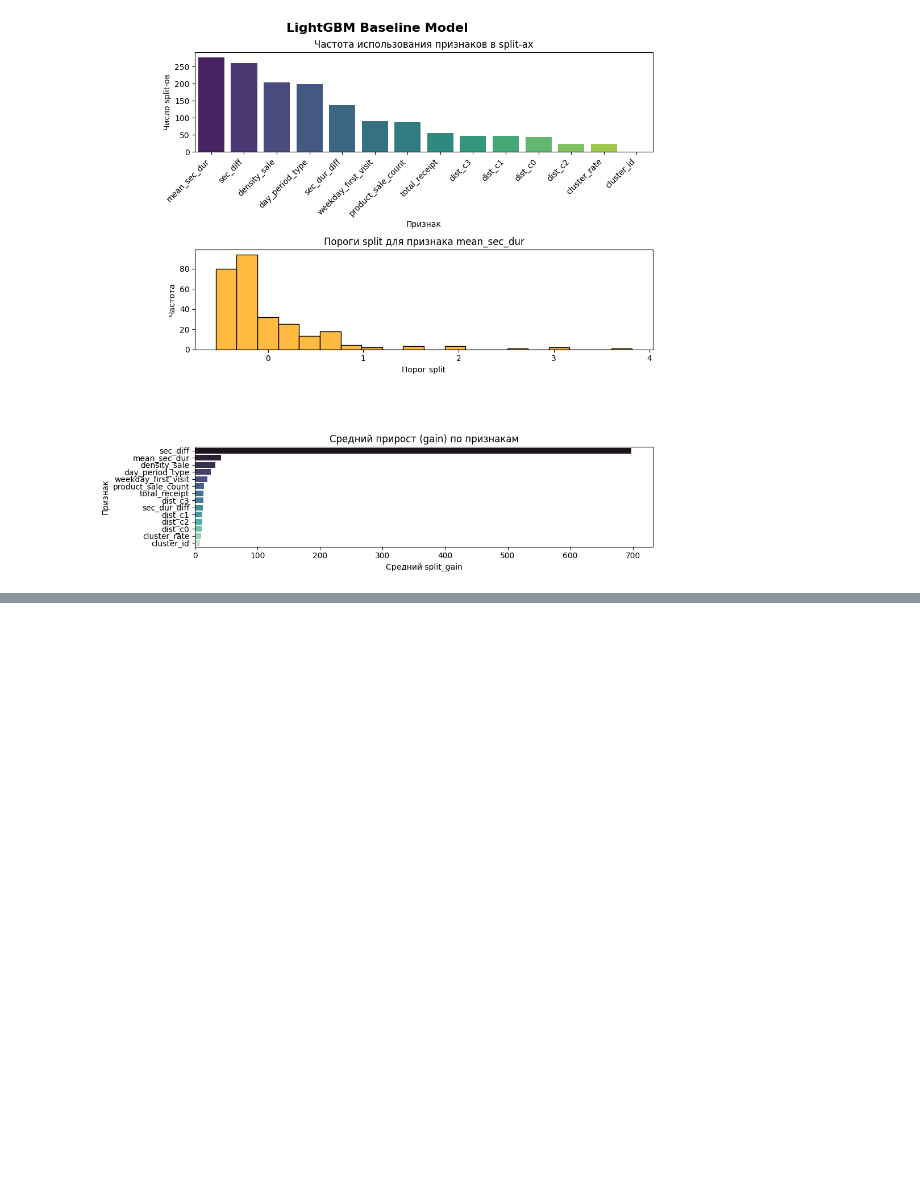
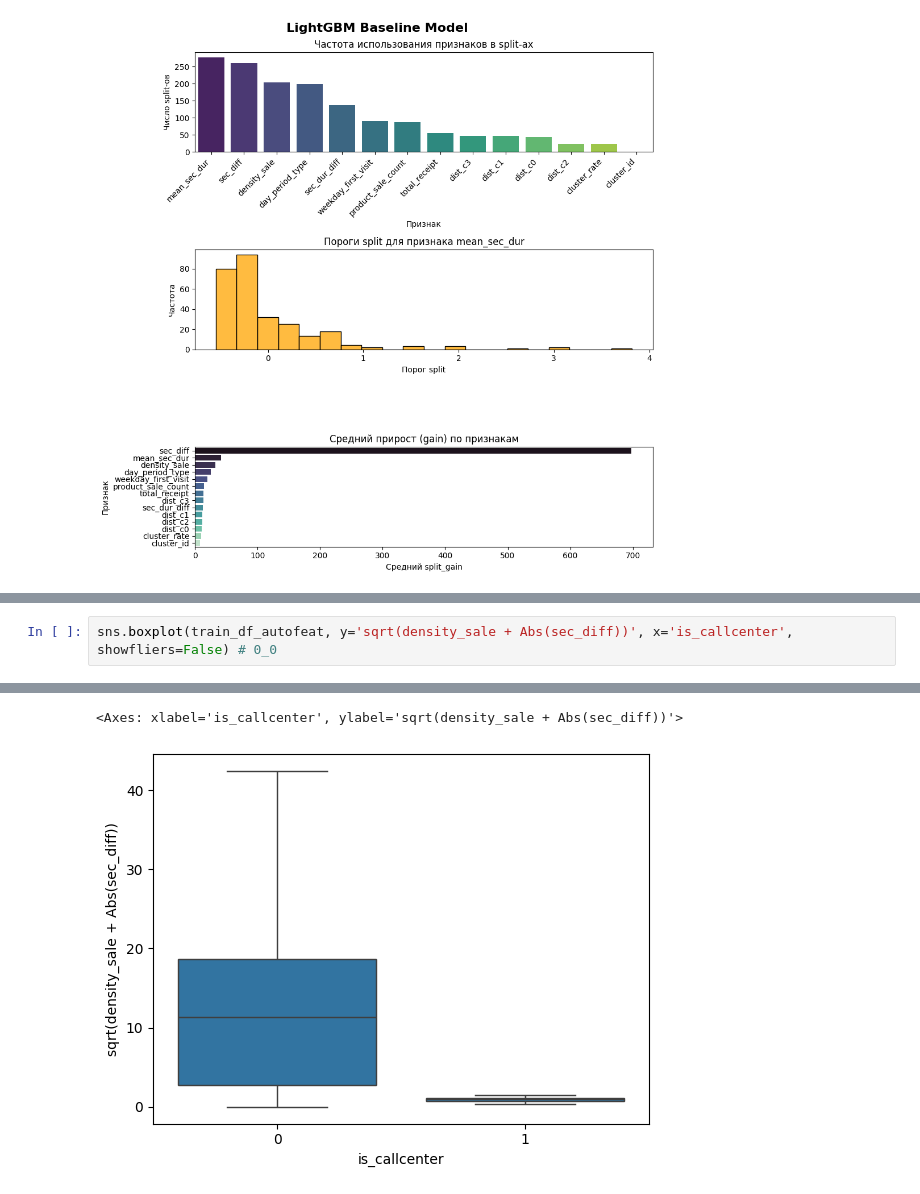
Before and after one commit to ArmJav/callcentermodel, a Jupyter notebook: prepocessing_fit.ipynb, the cells around one changed output, grey strips where cells are left out. Cells and saved outputs as stored; diff of their text form; blank space fills up the shorter version.

```diff
--- a/prepocessing_fit.ipynb
+++ b/prepocessing_fit.ipynb
@@ -600,0 +654,3 @@ Passing `palette` without assigning `hue` is deprecated and will be removed in v
+# %%
+sns.boxplot(train_df_autofeat, y='sqrt(density_sale + Abs(sec_diff))', x='is_callcenter', showfliers=False) # 0_0
+# %% [output]
@@ -600,0 +659,2 @@ Passing `palette` without assigning `hue` is deprecated and will be removed in v
+<Axes: xlabel='is_callcenter', ylabel='sqrt(density_sale + Abs(sec_diff))'>
+[figure, added]
```
Also changed, not shown: parts of 24 cells of this notebook, 1 other file.
